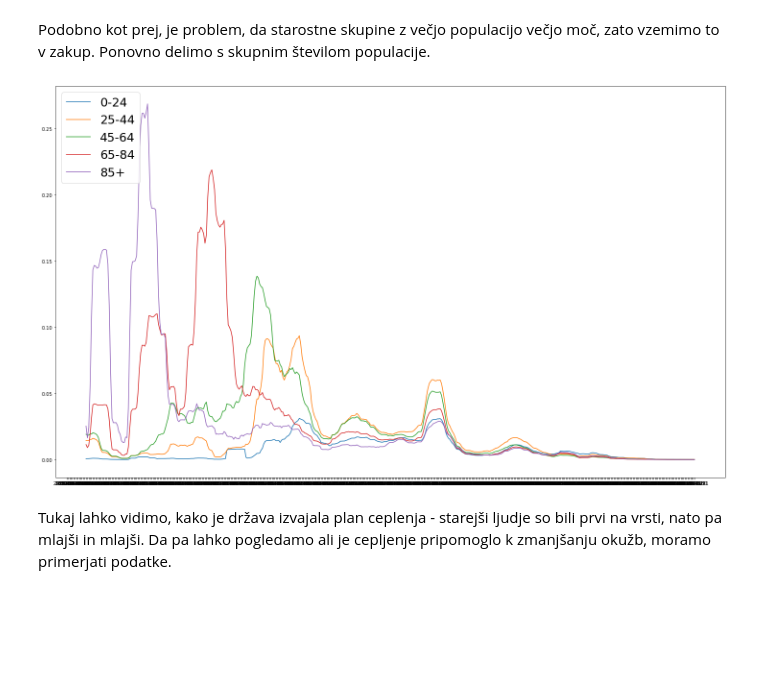
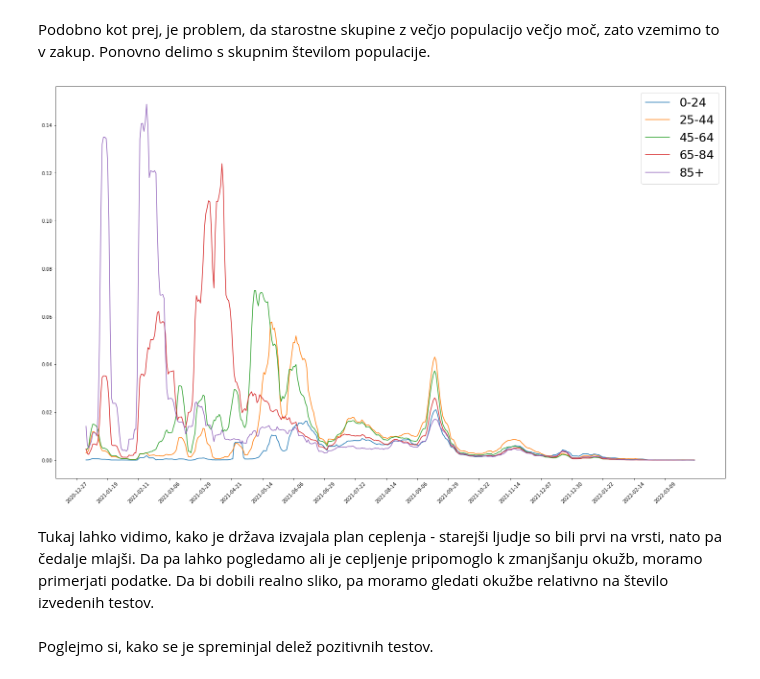
Before and after one commit to SerugaDavid/PR21DSZHMM, a Jupyter notebook: naloga.ipynb, the cells around one changed output. Saved outputs shown, nothing was run; the diff lists cells and outputs as text; code cells hidden in the pictures; blank space fills up the shorter version.

```diff
--- a/naloga.ipynb
+++ b/naloga.ipynb
@@ -42,7 +42,7 @@ age_cases_new["65-84"] = age_cases["age.65-74.todate"] + age_cases["age.75-84.to
 age_cases_new["85+"] = age_cases["age.85+.todate"]
 age_cases_new["sum"] = sum(age_cases_new[attr] for attr in list(age_cases_new)[1:])
 
-age_cases_new = age_cases_new.diff(periods=14)
+age_cases_new = age_cases_new.diff(7)
 age_cases_new["date"] = age_cases["date"]
 
 age_cases_new
@@ -71,7 +71,7 @@ age_vacc_new["45-64"] = sum(age_vacc[attr] for attr in [i for i in attrs_age_vac
 age_vacc_new["65-84"] = sum(age_vacc[attr] for attr in [i for i in attrs_age_vacc[34:64] if "1st" in i])
 age_vacc_new["85+"] = sum(age_vacc[attr] for attr in [i for i in attrs_age_vacc[46:] if "1st" in i])
 age_vacc_new["sum"] = sum(age_vacc_new[attr] for attr in list(age_vacc_new)[1:])
-age_vacc_new = age_vacc_new.diff(periods=14)
+age_vacc_new = age_vacc_new.diff(7)
 age_vacc_new["date"] = age_vacc["date"]
 age_vacc_new
 # %% [output]
@@ -163,19 +162,23 @@ Ponovno delimo s skupnim številom populacije.
 # %%
 age_vacc_relative = pd.DataFrame()
 age_vacc_relative["date"] = age_vacc_new["date"]
 
 for i in list_ages:
     age_vacc_relative[i] = age_vacc_new[i].div(population_age[i])
 
 plt.figure(figsize=(25,15))
 
 for i in list_ages:
     plt.plot(age_vacc_relative["date"], age_vacc_relative[i], label=i)
 
-plt.legend(loc="upper left", prop={'size': 25})
+plt.xticks(range(0, len(age_vacc_relative), len(age_vacc_relative)//20), rotation=45)
+
+plt.legend(loc="upper right", prop={'size': 25})
 plt.show()
 # %% [output]
-[figure, old version]
+[figure, new version]
 # %% [markdown]
-Tukaj lahko vidimo, kako je država izvajala plan ceplenja - starejši ljudje so bili prvi na vrsti, nato pa mlajši in mlajši.
-Da pa lahko pogledamo ali je cepljenje pripomoglo k zmanjšanju okužb, moramo primerjati podatke.
+Tukaj lahko vidimo, kako je država izvajala plan ceplenja - starejši ljudje so bili prvi na vrsti, nato pa čedalje mlajši.
+Da pa lahko pogledamo ali je cepljenje pripomoglo k zmanjšanju okužb, moramo primerjati podatke. Da bi dobili realno sliko, pa moramo gledati okužbe relativno na število izvedenih testov.
+# %% [markdown]
+Poglejmo si, kako se je spreminjal delež pozitivnih testov.
```
Also changed, not shown: parts of 12 cells of this notebook.
